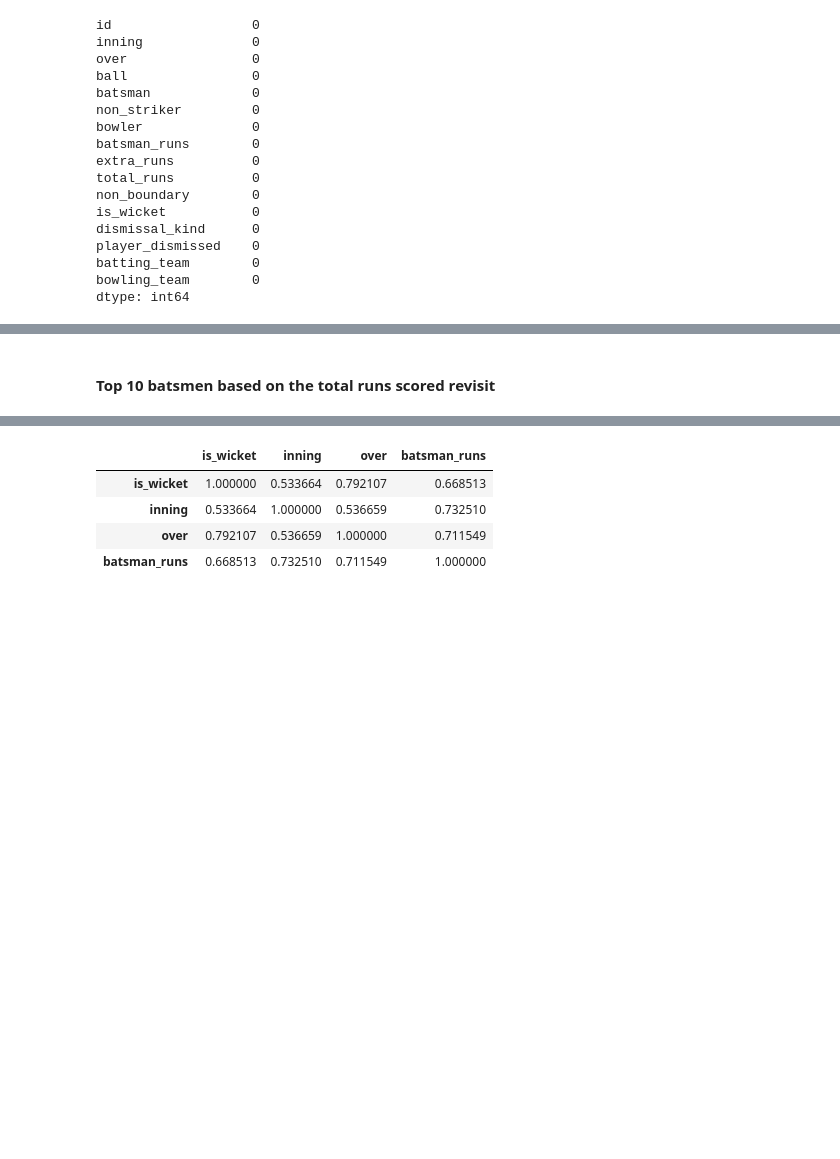
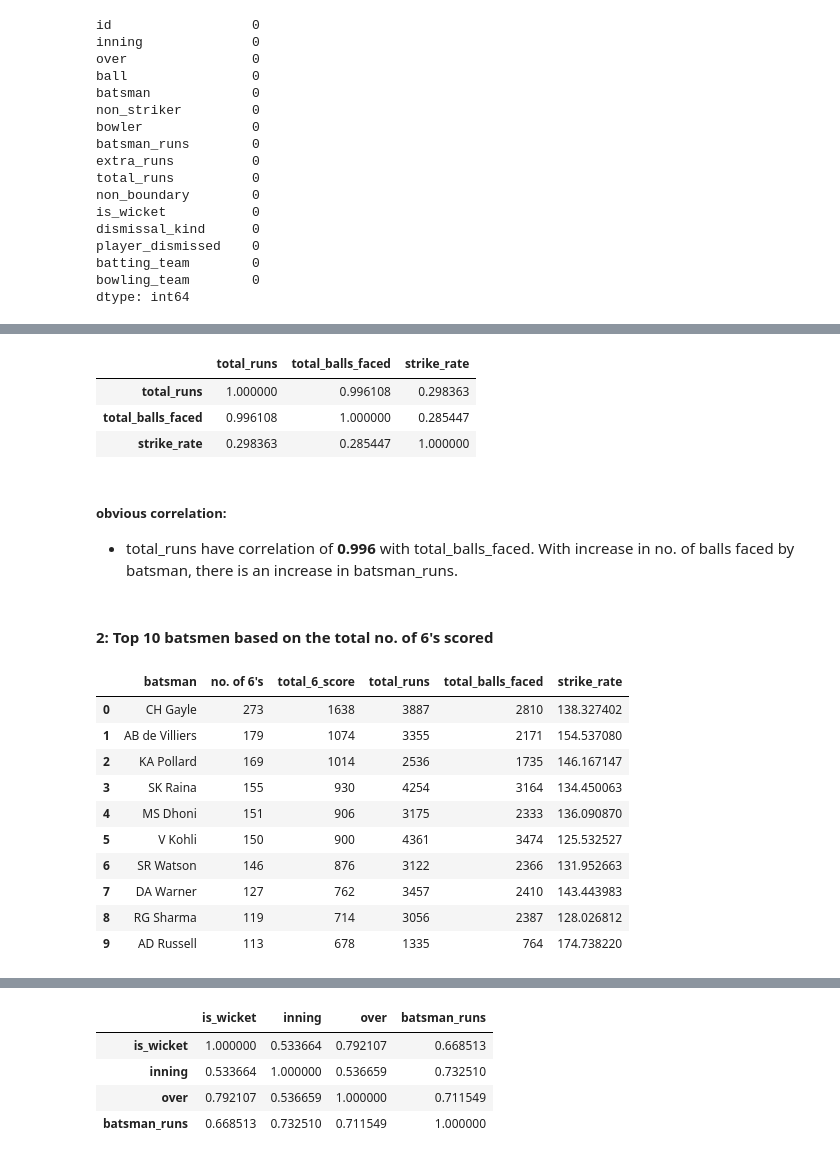
Before and after one commit to Rohanjos97/data-mining-asignments, a Jupyter notebook: IT496_Introduction_to Data_Mining _Lab Assignment_01.ipynb, the cells around one changed output, grey strips where cells are left out. Saved outputs shown, nothing was run; the diff lists cells and outputs as text; code cells hidden in the pictures; blank space fills up the shorter version.

```diff
--- a/IT496_Introduction_to Data_Mining _Lab Assignment_01.ipynb
+++ b/IT496_Introduction_to Data_Mining _Lab Assignment_01.ipynb
@@ -303,0 +306,10 @@ dtype: int64
+# %%
+total_runs = df.groupby(['batsman'])['batsman_runs'].sum().reset_index().rename(columns={'batsman_runs': 'total_runs'})
+balls_faced = df.groupby('batsman')['ball'].count().reset_index().rename(columns={'ball': 'total_balls_faced'})
+
+# merging the above two table
+strike_rate_data = pd.merge(total_runs, balls_faced, how='inner', on='batsman')
+
+# adding a new column, strike_rate, to our new dataframe
+strike_rate_data['strike_rate'] = strike_rate_data['total_runs']/strike_rate_data['total_balls_faced']*100
+strike_rate_data.sort_values(by='total_runs', ascending=False).head(10).reset_index().drop('index',axis=1)
@@ -304,2 +328,33 @@ dtype: int64
+# %%
+# Checking correlation in strike rate table
+strike_rate_data.corr()
+# %% [output]
+|  | total_runs | total_balls_faced | strike_rate |
+| total_runs | 1.000000 | 0.996108 | 0.298363 |
+| total_balls_faced | 0.996108 | 1.000000 | 0.285447 |
+| strike_rate | 0.298363 | 0.285447 | 1.000000 |
+# %% [markdown]
+##### obvious correlation:
+- total_runs have correlation of **0.996** with total_balls_faced. With increase in no. of balls faced by batsman, there is an increase in batsman_runs.
 # %% [markdown]
-#### Top 10 batsmen based on the total runs scored revisit
+#### 2: Top 10 batsmen based on the total no. of 6's scored
+# %%
+six = df.groupby('batsman')['batsman_runs'].agg(lambda x: (x==6).sum()).reset_index().rename(columns={'batsman_runs': 'no. of 6\'s'})
+
+# Comparing total runs scored with total 6's score
+six['total_6_score'] = six['no. of 6\'s']*6
+comparison_data_on_6 = pd.merge(six, strike_rate_data, how='inner', on='batsman')
+
+comparison_data_on_6.sort_values(by='no. of 6\'s',ascending =False).head(10).reset_index().drop('index',axis=1)
+# %% [output]
+|  | batsman | no. of 6's | total_6_score | total_runs | total_balls_faced | strike_rate |
+| 0 | CH Gayle | 273 | 1638 | 3887 | 2810 | 138.327402 |
+| 1 | AB de Villiers | 179 | 1074 | 3355 | 2171 | 154.537080 |
+| 2 | KA Pollard | 169 | 1014 | 2536 | 1735 | 146.167147 |
+| 3 | SK Raina | 155 | 930 | 4254 | 3164 | 134.450063 |
+| 4 | MS Dhoni | 151 | 906 | 3175 | 2333 | 136.090870 |
+| 5 | V Kohli | 150 | 900 | 4361 | 3474 | 125.532527 |
+| 6 | SR Watson | 146 | 876 | 3122 | 2366 | 131.952663 |
+| 7 | DA Warner | 127 | 762 | 3457 | 2410 | 143.443983 |
+| 8 | RG Sharma | 119 | 714 | 3056 | 2387 | 128.026812 |
+| 9 | AD Russell | 113 | 678 | 1335 | 764 | 174.738220 |
```
Also changed, not shown: parts of 41 cells of this notebook.
